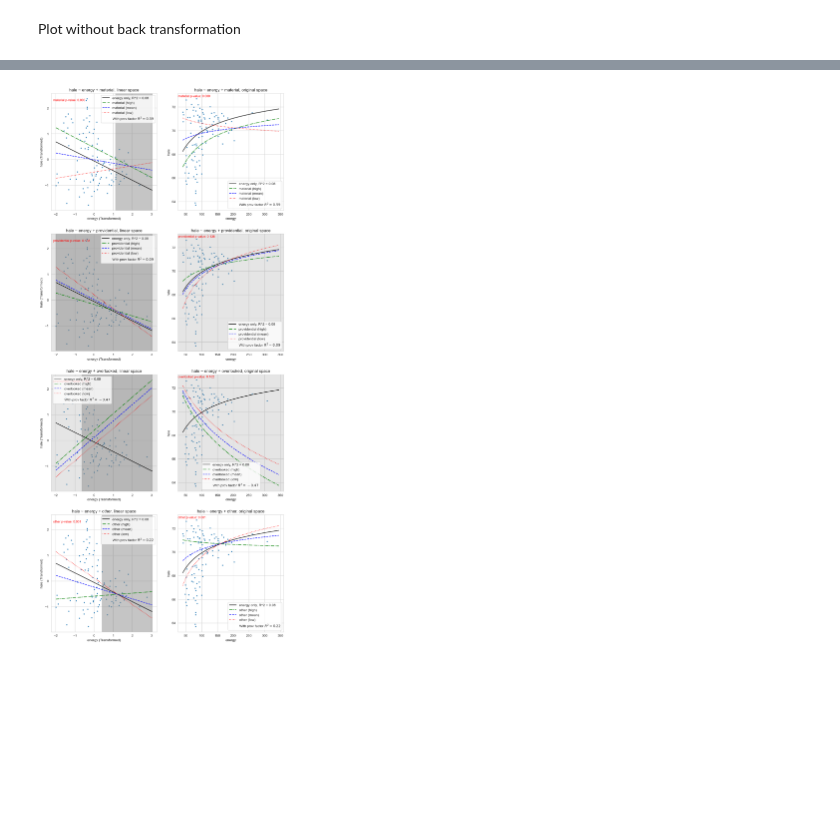
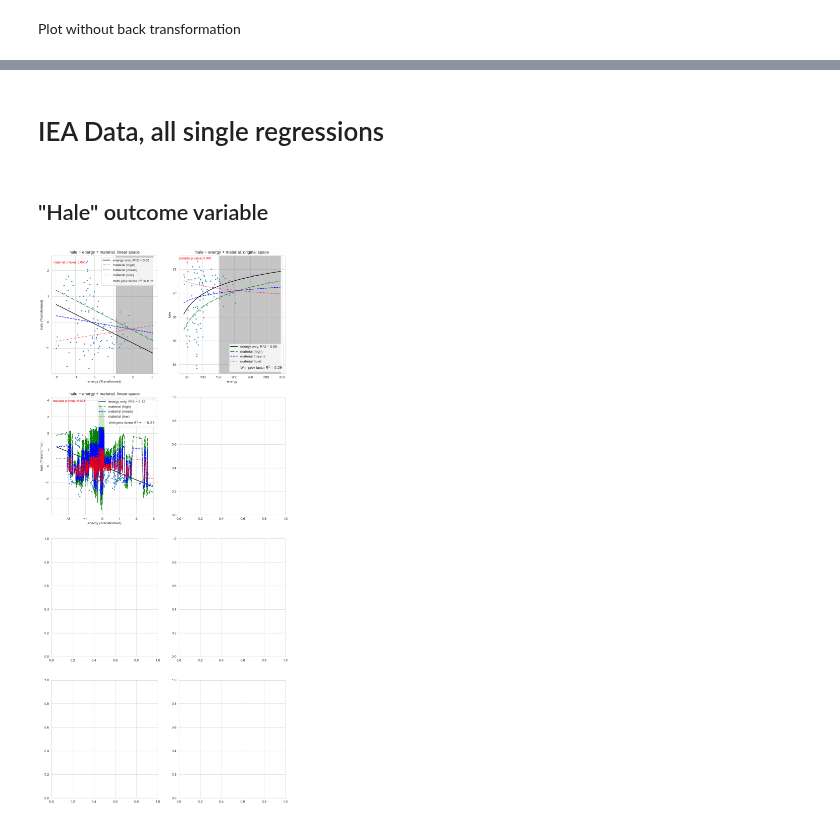
Before and after one commit to saviorand/provisioning-model, a Jupyter notebook: provisioning_model/notebooks/foundational/viz_regressions_v3.ipynb, the cells around one changed output, grey strips where cells are left out. Saved outputs shown, nothing was run; the diff lists cells and outputs as text; code cells hidden in the pictures; blank space fills up the shorter version.

Commit message:
more accounts regressions

```diff
--- a/provisioning_model/notebooks/foundational/viz_regressions_v3.ipynb
+++ b/provisioning_model/notebooks/foundational/viz_regressions_v3.ipynb
@@ -50,7 +50,7 @@ Values from StandardScaler used to transform the data. We'll need them for the b
 # %%
 # as a data frame
 scaler_df = pd.read_csv('./output/scaler_values.csv')
-# scaler_df_accounts = pd.read_csv('./output/scaler_values_accounts.csv')
+scaler_df_accounts = pd.read_csv('./output/scaler_values_accounts.csv')
 scaler_df_exiobase = pd.read_csv('./output/scaler_values_exiobase.csv')
 scaler_df_accounts_exiobase = pd.read_csv('./output/scaler_values_accounts_exiobase.csv')
 # %%
@@ -428,3 +344,16 @@ single_regressions_df_accounts_overview.head(10)
+# %%
+selected_single_model_hale_material_accounts = single_regressions_df_accounts.iloc[25]['model']
+selected_single_model_hale_providential_accounts = single_regressions_df_accounts.iloc[22]['model']
+selected_single_model_hale_overlooked_accounts = single_regressions_df_accounts.iloc[27]['model']
+selected_single_model_hale_other_accounts = single_regressions_df_accounts.iloc[14]['model']
+selected_single_model_education_material_accounts = single_regressions_df_accounts.iloc[9]['model']
+selected_single_model_education_providential_accounts = single_regressions_df_accounts.iloc[3]['model']
+selected_single_model_education_overlooked_accounts = single_regressions_df_accounts.iloc[4]['model']
+selected_single_model_education_other_accounts = single_regressions_df_accounts.iloc[2]['model']
+selected_single_model_socialsupport_material_accounts = single_regressions_df_accounts.iloc[6]['model']
+selected_single_model_socialsupport_providential_accounts = single_regressions_df_accounts.iloc[19]['model']
+selected_single_model_socialsupport_overlooked_accounts = single_regressions_df_accounts.iloc[21]['model']
+selected_single_model_socialsupport_other_accounts = single_regressions_df_accounts.iloc[20]['model']
 # %%
 single_regressions_df_accounts_exiobase = df_regressions_accounts_exiobase[df_regressions_accounts_exiobase['name'].str.contains('Single')]
 single_regressions_df_accounts_exiobase = single_regressions_df_accounts_exiobase.sort_values(by="goodness_of_fit", key=lambda k: k.str["adj_r_squared"], ascending=False)
@@ -706,5 +541,6 @@ def back_transform_data(scaler_df, transformed_data, energy_power_transformed=Fa
     return back_transformed_data_with_geo
 # %%
 back_transformed_data = back_transform_data(scaler_df, foundational_df_transformed)
+back_transformed_data_accounts = back_transform_data(scaler_df_accounts, foundational_df_transformed_accounts)
 back_transformed_data_exiobase = back_transform_data(scaler_df_exiobase, foundational_df_transformed_exiobase)
 back_transformed_data_exiobase_accounts = back_transform_data(scaler_df_accounts_exiobase, foundational_df_transformed_accounts_exiobase)
@@ -757,23 +558,23 @@ back_transformed_data_exiobase_accounts = back_transform_data(scaler_df_accounts
 from provisioning_model.functions.back_transformations import inverse_back_transform
 import statsmodels
 from matplotlib.patches import Rectangle
-def plot_predictions_on_ax(ax, models, y, x, data_original, data_transformed, scaler, back_transform_y=False, log_x=False):
+def plot_predictions_on_ax(ax, models, y, x, data_original, data_transformed, scaler, back_transform_y=False, log_x=False, include_dummies=False):
     energy_only_model = models['energy_only']
     with_prov_factor_model = models["with_provisioning"]
 
-    bivariate_predictions, _, _ = predict_with_back_transform(energy_only_model, y, [x[0]], data_original, data_transformed, scaler, back_transform_y=back_transform_y)
+    bivariate_predictions, _, _ = predict_with_back_transform(energy_only_model, y, [x[0]], data_original, data_transformed, scaler, back_transform_y=back_transform_y, include_dummies=include_dummies)
 
     if len(models) > 1:
-        single_predictions_initial, single_predictions_margeff_pf, single_predictions_margeff_energy = predict_with_back_transform(with_prov_factor_model, y, x, data_original, data_transformed, scaler, [x] if len(x) == 2 else None, back_transform_y=back_transform_y)
+        single_predictions_initial, single_predictions_margeff_pf, single_predictions_margeff_energy = predict_with_back_transform(with_prov_factor_model, y, x, data_original, data_transformed, scaler, [x] if len(x) == 2 else None, back_transform_y=back_transform_y, include_dummies=include_dummies)
         margeff_df = single_predictions_margeff_energy.sort_values(by='z_value')
         margeff_df['ci_upper'] = margeff_df['marginal_effects'] + 1.96 * margeff_df['marginal_effects_se']
         margeff_df['ci_lower'] = margeff_df['marginal_effects'] - 1.96 * margeff_df['marginal_effects_se']
         margeff_df['significant_positive'] = margeff_df['ci_lower'] > 0
         margeff_df['significant_negative'] = margeff_df['ci_upper'] < 0
 
-        single_predictions_mean, _, _ = predict_with_back_transform(with_prov_factor_model, y, x, data_original, data_transformed, scaler, [x] if len(x) == 2 else None, back_transform_y=back_transform_y) # always one interaction term
-        single_predictions_low, _, _ = predict_with_back_transform(with_prov_factor_model, y, x, data_original, data_transformed, scaler, [x] if len(x) == 2 else None, "LOW", back_transform_y=back_transform_y)
-        single_predictions_high, _, _ = predict_with_back_transform(with_prov_factor_model, y, x, data_original, data_transformed, scaler, [x] if len(x) == 2 else None, "HIGH", back_transform_y=back_transform_y)
+        single_predictions_mean, _, _ = predict_with_back_transform(with_prov_factor_model, y, x, data_original, data_transformed, scaler, [x] if len(x) == 2 else None, back_transform_y=back_transform_y, include_dummies=include_dummies) # always one interaction term
+        single_predictions_low, _, _ = predict_with_back_transform(with_prov_factor_model, y, x, data_original, data_transformed, scaler, [x] if len(x) == 2 else None, "LOW", back_transform_y=back_transform_y, include_dummies=include_dummies)
+        single_predictions_high, _, _ = predict_with_back_transform(with_prov_factor_model, y, x, data_original, data_transformed, scaler, [x] if len(x) == 2 else None, "HIGH", back_transform_y=back_transform_y, include_dummies=include_dummies)
 
     if back_transform_y:
         ax.scatter(data_original[x[0]], data_original[y], s=5)
@@ -886,13 +669,19 @@ plot_predictions_on_ax(ax[2, 1], {'energy_only': selected_bivariate_model_exioba
+# %% [markdown]
+# IEA Data, all single regressions
+# %% [markdown]
+## "Hale" outcome variable
 # %%
 fig, ax = plt.subplots(4, 2, figsize=(12, 28))
 plot_predictions_on_ax(ax[0, 0], {'energy_only': selected_bivariate_model_hale, 'with_provisioning': selected_single_model_hale_material}, 'hale', ['energy', 'material'], back_transformed_data, foundational_df_transformed, scaler_df)
 plot_predictions_on_ax(ax[0, 1], {'energy_only': selected_bivariate_model_hale, 'with_provisioning': selected_single_model_hale_material}, 'hale', ['energy', 'material'], back_transformed_data, foundational_df_transformed, scaler_df, back_transform_y=True)
-plot_predictions_on_ax(ax[1, 0], {'energy_only': selected_bivariate_model_hale, 'with_provisioning': selected_single_model_hale_providential}, 'hale', ['energy', 'providential'], back_transformed_data, foundational_df_transformed, scaler_df)
-plot_predictions_on_ax(ax[1, 1], {'energy_only': selected_bivariate_model_hale, 'with_provisioning': selected_single_model_hale_providential}, 'hale', ['energy', 'providential'], back_transformed_data, foundational_df_transformed, scaler_df, back_transform_y=True)
-plot_predictions_on_ax(ax[2, 0], {'energy_only': selected_bivariate_model_hale, 'with_provisioning': selected_single_model_hale_overlooked}, 'hale', ['energy', 'overlooked'], back_transformed_data, foundational_df_transformed, scaler_df)
-plot_predictions_on_ax(ax[2, 1], {'energy_only': selected_bivariate_model_hale, 'with_provisioning': selected_single_model_hale_overlooked}, 'hale', ['energy', 'overlooked'], back_transformed_data, foundational_df_transformed, scaler_df, back_transform_y=True)
-plot_predictions_on_ax(ax[3, 0], {'energy_only': selected_bivariate_model_hale, 'with_provisioning': selected_single_model_hale_other}, 'hale', ['energy', 'other'], back_transformed_data, foundational_df_transformed, scaler_df)
-plot_predictions_on_ax(ax[3, 1], {'energy_only': selected_bivariate_model_hale, 'with_provisioning': selected_single_model_hale_other}, 'hale', ['energy', 'other'], back_transformed_data, foundational_df_transformed, scaler_df, back_transform_y=True)
+plot_predictions_on_ax(ax[1, 0], {'energy_only': selected_bivariate_model_hale_accounts, 'with_provisioning': selected_single_model_hale_material_accounts}, 'hale', ['energy', 'material'], back_transformed_data_accounts, foundational_df_transformed_accounts, scaler_df_accounts)
+# plot_predictions_on_ax(ax[1, 1], {'energy_only': selected_bivariate_model_hale, 'with_provisioning': selected_single_model_hale_material}, 'hale', ['energy', 'material'], back_transformed_data, foundational_df_transformed, scaler_df, back_transform_y=True)
+# plot_predictions_on_ax(ax[1, 0], {'energy_only': selected_bivariate_model_hale, 'with_provisioning': selected_single_model_hale_providential}, 'hale', ['energy', 'providential'], back_transformed_data, foundational_df_transformed, scaler_df)
+# plot_predictions_on_ax(ax[1, 1], {'energy_only': selected_bivariate_model_hale, 'with_provisioning': selected_single_model_hale_providential}, 'hale', ['energy', 'providential'], back_transformed_data, foundational_df_transformed, scaler_df, back_transform_y=True)
+# plot_predictions_on_ax(ax[2, 0], {'energy_only': selected_bivariate_model_hale, 'with_provisioning': selected_single_model_hale_overlooked}, 'hale', ['energy', 'overlooked'], back_transformed_data, foundational_df_transformed, scaler_df)
+# plot_predictions_on_ax(ax[2, 1], {'energy_only': selected_bivariate_model_hale, 'with_provisioning': selected_single_model_hale_overlooked}, 'hale', ['energy', 'overlooked'], back_transformed_data, foundational_df_transformed, scaler_df, back_transform_y=True)
+# plot_predictions_on_ax(ax[3, 0], {'energy_only': selected_bivariate_model_hale, 'with_provisioning': selected_single_model_hale_other}, 'hale', ['energy', 'other'], back_transformed_data, foundational_df_transformed, scaler_df)
+# plot_predictions_on_ax(ax[3, 1], {'energy_only': selected_bivariate_model_hale, 'with_provisioning': selected_single_model_hale_other}, 'hale', ['energy', 'other'], back_transformed_data, foundational_df_transformed, scaler_df, back_transform_y=True)
 # %% [output]
-[figure, old version]
+[figure, new version]
 # %%
```
Also changed, not shown: parts of 18 cells of this notebook, 1 other file.
